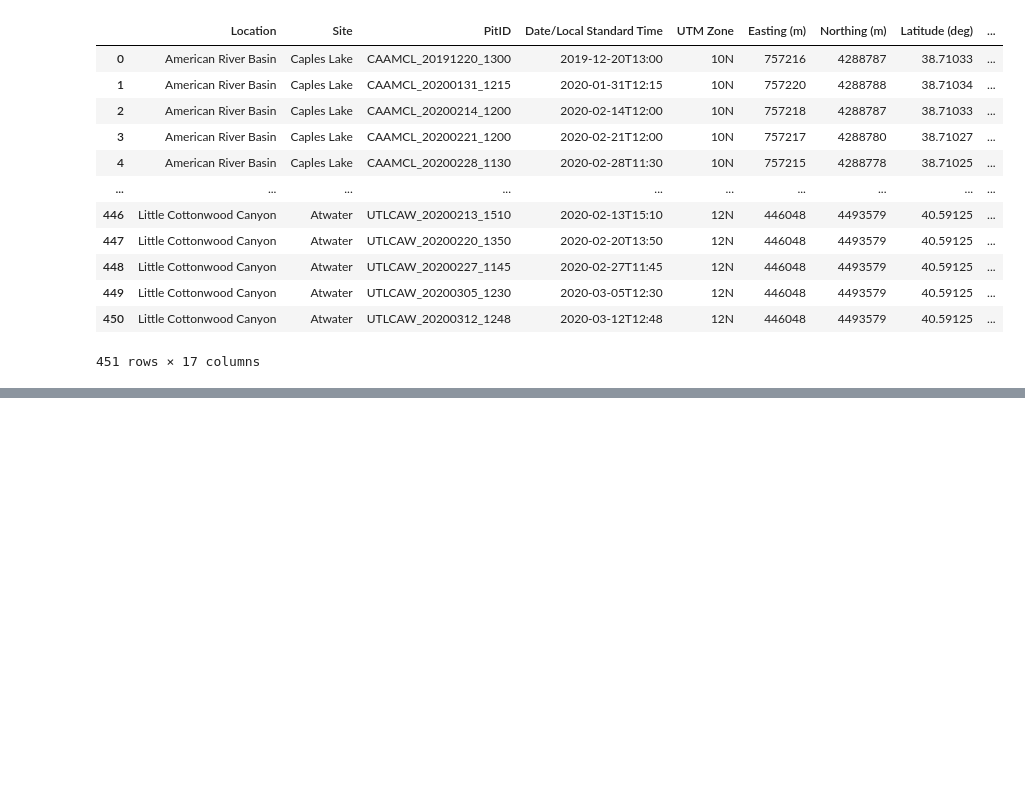
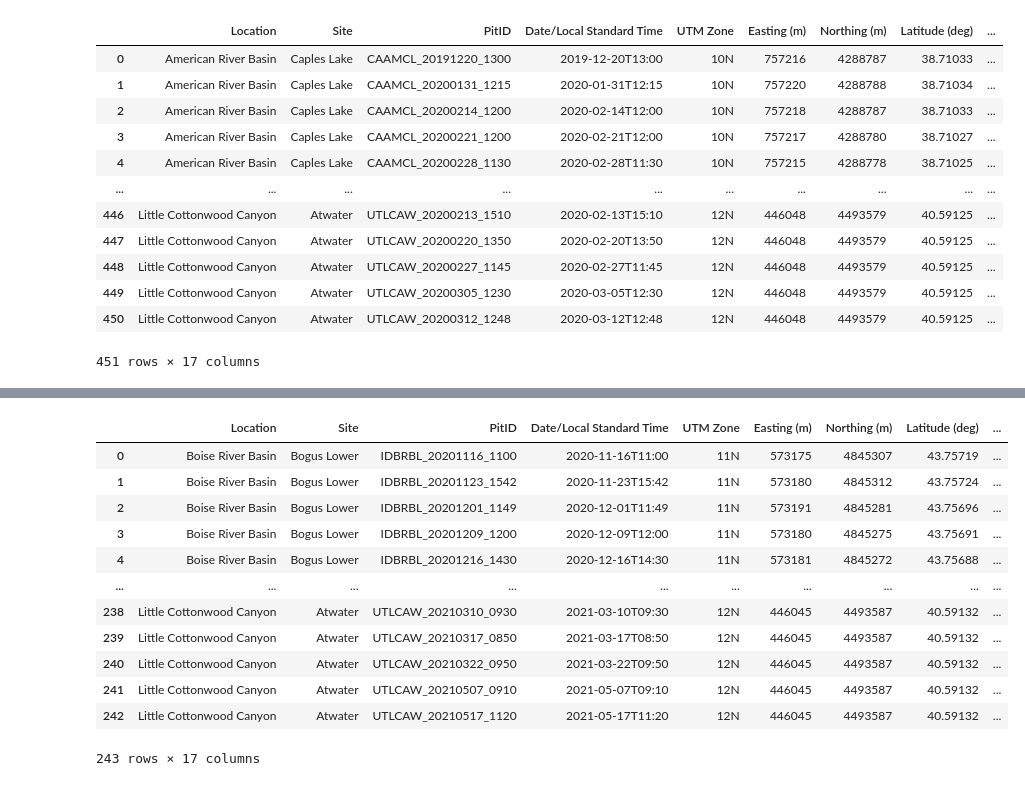
Before and after one commit to Surfix/all_notescripts, a Jupyter notebook: Radar-Backscatter/summary_temp.ipynb, the cells around one changed output, grey strips where cells are left out. Cells and saved outputs as stored; diff of their text form; code cells hidden in the pictures; blank space fills up the shorter version.

```diff
--- a/Radar-Backscatter/summary_temp.ipynb
+++ b/Radar-Backscatter/summary_temp.ipynb
@@ -66,0 +110,38 @@ SWE_2020
+# %%
+#list all site directories
+site_list = glob.glob('/home/naheemadebisi/PhD/snow-analytics/Radar-Backscatter/pits_data/2021/SNEX21_TS_SP_preliminary_v1/pits/*/*')
+
+for site_dir in site_list:
+    if os.path.isdir(site_dir):
+        #extract pidID
+        pitID = os.path.basename(site_dir).split('_S')[0]
+        #check if the pitID exist in dataframe
+        if pitID in SWE_2021['PitID'].values:
+            #print(f'{site_dir} is found')
+            #print(pitID)
+
+            #list all csv file, select the temperature csv
+            all_files = glob.glob(os.path.join(site_dir, "*.csv"))
+            for file in all_files:
+                if 'temperature' in file:
+                    #print(file)
+                    temp = pd.read_csv(file, skiprows=10)
+            #find mean
+            SWE_2021.loc[SWE_2021['PitID'] == pitID, 'Temp_mean'] = temp['Temperature (deg C)'].mean()
+            #SWE_2020.loc[pitID, 'Temp_mean'] = temp['Temperature (deg C)'].mean()
+# %%
+SWE_2021
+# %% [output]
+|  | Location | Site | PitID | Date/Local Standard Time | UTM Zone | Easting (m) | Northing (m) | Latitude (deg) | ... |
+| 0 | Boise River Basin | Bogus Lower | IDBRBL_20201116_1100 | 2020-11-16T11:00 | 11N | 573175 | 4845307 | 43.75719 | ... |
+| 1 | Boise River Basin | Bogus Lower | IDBRBL_20201123_1542 | 2020-11-23T15:42 | 11N | 573180 | 4845312 | 43.75724 | ... |
+| 2 | Boise River Basin | Bogus Lower | IDBRBL_20201201_1149 | 2020-12-01T11:49 | 11N | 573191 | 4845281 | 43.75696 | ... |
+| 3 | Boise River Basin | Bogus Lower | IDBRBL_20201209_1200 | 2020-12-09T12:00 | 11N | 573180 | 4845275 | 43.75691 | ... |
+| 4 | Boise River Basin | Bogus Lower | IDBRBL_20201216_1430 | 2020-12-16T14:30 | 11N | 573181 | 4845272 | 43.75688 | ... |
+| ... | ... | ... | ... | ... | ... | ... | ... | ... | ... |
+| 238 | Little Cottonwood Canyon | Atwater | UTLCAW_20210310_0930 | 2021-03-10T09:30 | 12N | 446045 | 4493587 | 40.59132 | ... |
+| 239 | Little Cottonwood Canyon | Atwater | UTLCAW_20210317_0850 | 2021-03-17T08:50 | 12N | 446045 | 4493587 | 40.59132 | ... |
+| 240 | Little Cottonwood Canyon | Atwater | UTLCAW_20210322_0950 | 2021-03-22T09:50 | 12N | 446045 | 4493587 | 40.59132 | ... |
+| 241 | Little Cottonwood Canyon | Atwater | UTLCAW_20210507_0910 | 2021-05-07T09:10 | 12N | 446045 | 4493587 | 40.59132 | ... |
+| 242 | Little Cottonwood Canyon | Atwater | UTLCAW_20210517_1120 | 2021-05-17T11:20 | 12N | 446045 | 4493587 | 40.59132 | ... |
+243 rows × 17 columns
```
Also changed, not shown: parts of 6 cells of this notebook, 1 other file.
